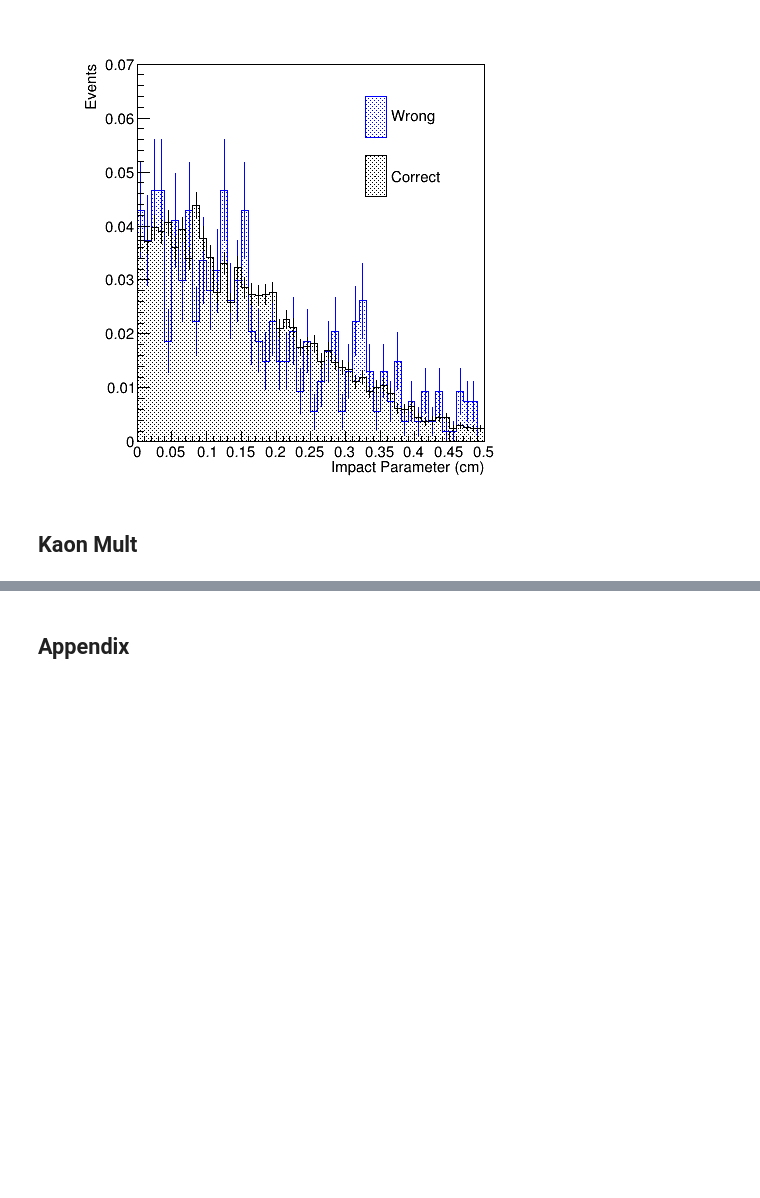
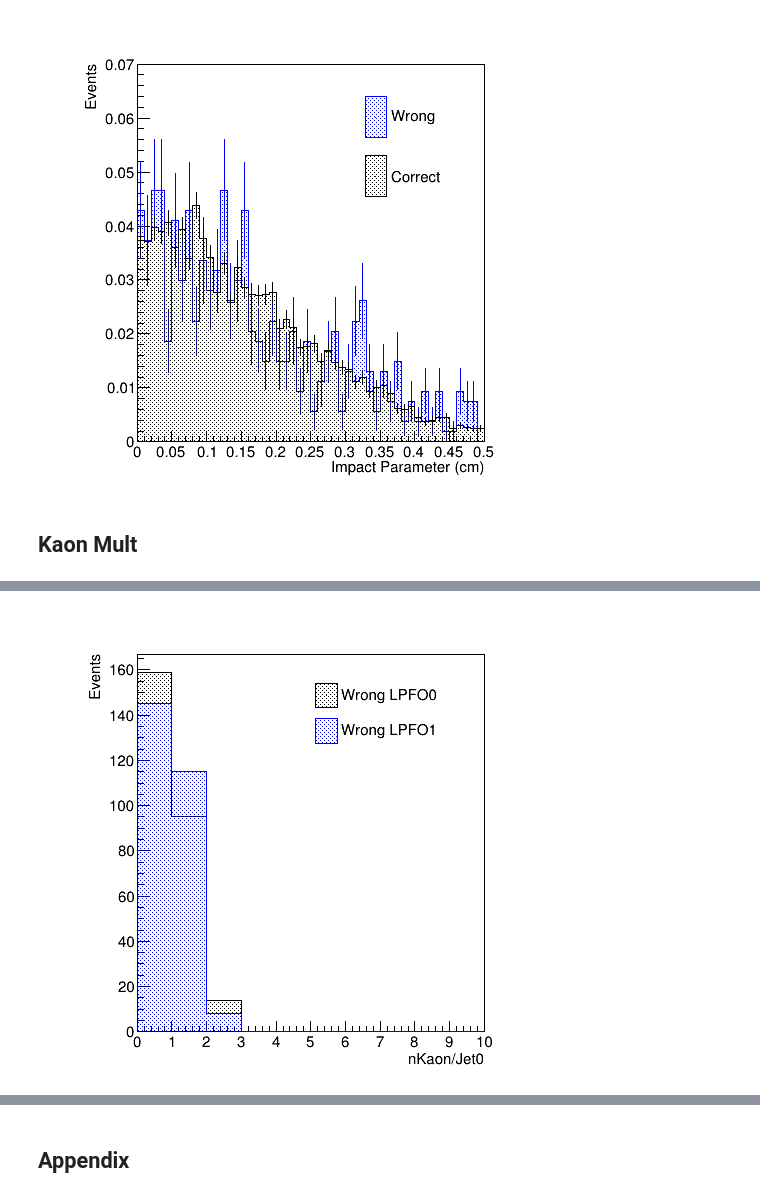
Before and after one commit to yuichiok/VertexMacro, a Jupyter notebook: QQbar250/jupyter/ssbar/dEdx_dist/Migration_Analysis.ipynb, the cells around one changed output, grey strips where cells are left out. Drawn from its saved outputs; the diff is of its cells as text; code cells hidden in the pictures; blank space fills up the shorter version.

```diff
--- a/QQbar250/jupyter/ssbar/dEdx_dist/Migration_Analysis.ipynb
+++ b/QQbar250/jupyter/ssbar/dEdx_dist/Migration_Analysis.ipynb
@@ -225,0 +285,2 @@ c4.Draw()
+# %%
+c90 = TCanvas("c90","c90",500,500)
@@ -225,0 +298,4 @@ c4.Draw()
+# %%
+c90.Draw()
+# %% [output]
+[figure, added]
```
Also changed, not shown: parts of 40 cells of this notebook, 3 other files.
